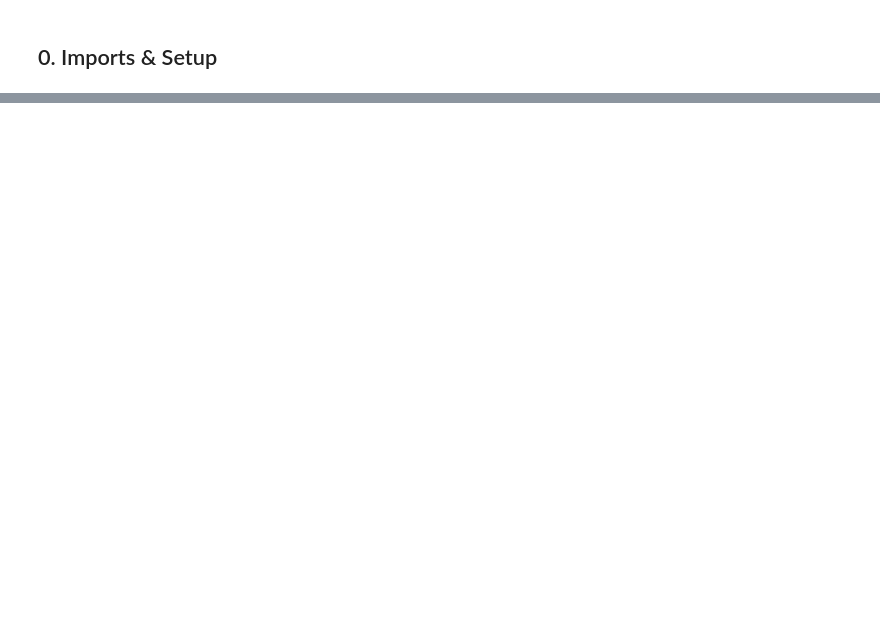
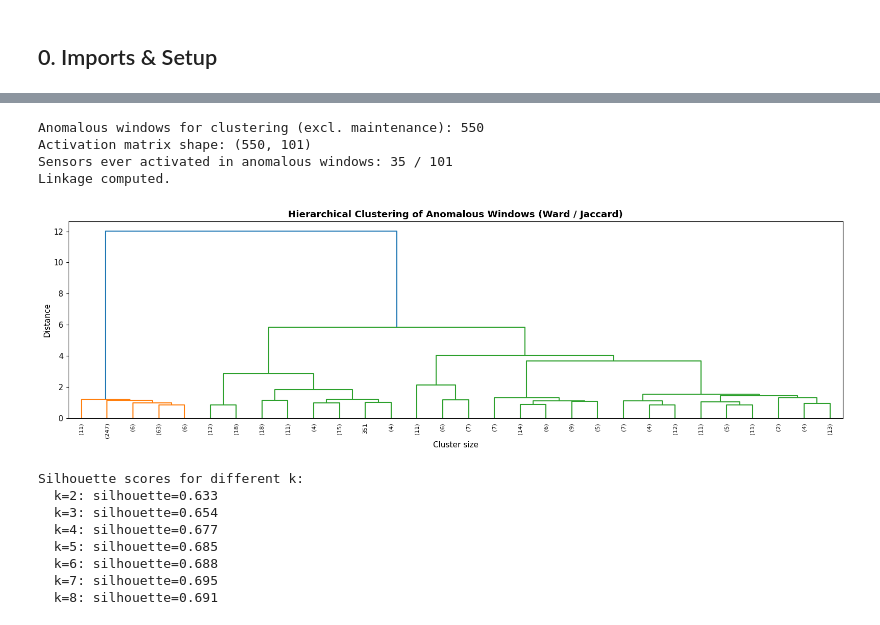
Before and after one commit to Emir515/Kurtulus-thesis, a Jupyter notebook: notebooks/02_anomaly_analysis.ipynb, the cells around one changed output, grey strips where cells are left out. Drawn from its saved outputs; the diff is of its cells as text; code cells hidden in the pictures; blank space fills up the shorter version.

```diff
--- a/notebooks/02_anomaly_analysis.ipynb
+++ b/notebooks/02_anomaly_analysis.ipynb
@@ -764,0 +432,60 @@ Top-right quadrant = useful sensors | Bottom-left quadrant = noise
+# %%
+from scipy.cluster.hierarchy import linkage, fcluster, dendrogram
+from scipy.spatial.distance import pdist
+
+# Filter: anomalous windows, excluding maintenance
+anom_mask = win_df['is_anomaly'] & ~win_df['has_maintenance']
+anom_idx = win_df.index[anom_mask]
+print(f'Anomalous windows for clustering (excl. maintenance): {len(anom_idx):,}')
+
+# Build binary activation matrix for anomalous windows
+act_matrix = (np.abs(zscore_df.loc[anom_idx].values) > ZSCORE_THRESHOLD).astype(np.float64)
+print(f'Activation matrix shape: {act_matrix.shape}')
+
+# Remove sensors that are NEVER activated across any anomalous window (reduces noise)
+sensor_ever_active = act_matrix.sum(axis=0) > 0
+n_active_sensors = sensor_ever_active.sum()
+active_sensor_names = [sensor_cols[i] for i in range(len(sensor_cols)) if sensor_ever_active[i]]
+act_matrix_filtered = act_matrix[:, sensor_ever_active]
+print(f'Sensors ever activated in anomalous windows: {n_active_sensors} / {len(sensor_cols)}')
+
+# Hierarchical clustering (Ward linkage on Jaccard distance)
+dist = pdist(act_matrix_filtered, metric='jaccard')
+Z = linkage(dist, method='ward')
+print('Linkage computed.')
+# %% [output]
+Anomalous windows for clustering (excl. maintenance): 550
+Activation matrix shape: (550, 101)
+Sensors ever activated in anomalous windows: 35 / 101
+Linkage computed.
+# %%
+# Dendrogram to choose k
+fig, ax = plt.subplots(figsize=(16, 5))
+dendrogram(Z, truncate_mode='lastp', p=30, leaf_rotation=90, leaf_font_size=8, ax=ax,
+           color_threshold=0.7 * max(Z[:, 2]))
+ax.set_title('Hierarchical Clustering of Anomalous Windows (Ward / Jaccard)', fontweight='bold')
+ax.set_xlabel('Cluster size')
+ax.set_ylabel('Distance')
+plt.tight_layout()
+plt.show()
+
+# Try different k values and show silhouette scores
+from sklearn.metrics import silhouette_score
+
+print('\nSilhouette scores for different k:')
+for k in range(2, 9):
+    labels = fcluster(Z, t=k, criterion='maxclust')
+    if len(set(labels)) < 2:
+        continue
+    sil = silhouette_score(act_matrix_filtered, labels, metric='jaccard', sample_size=min(5000, len(labels)))
+    print(f'  k={k}: silhouette={sil:.3f}')
+# %% [output]
+[figure, added]
+Silhouette scores for different k:
+  k=2: silhouette=0.633
+  k=3: silhouette=0.654
+  k=4: silhouette=0.677
+  k=5: silhouette=0.685
+  k=6: silhouette=0.688
+  k=7: silhouette=0.695
+  k=8: silhouette=0.691
```
Also changed, not shown: parts of 47 cells of this notebook, 4 other files.
